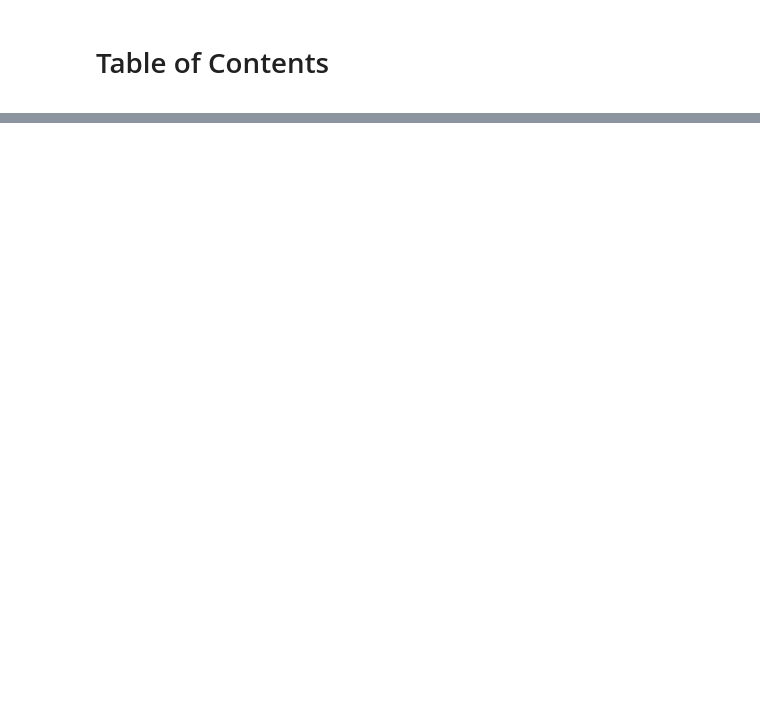
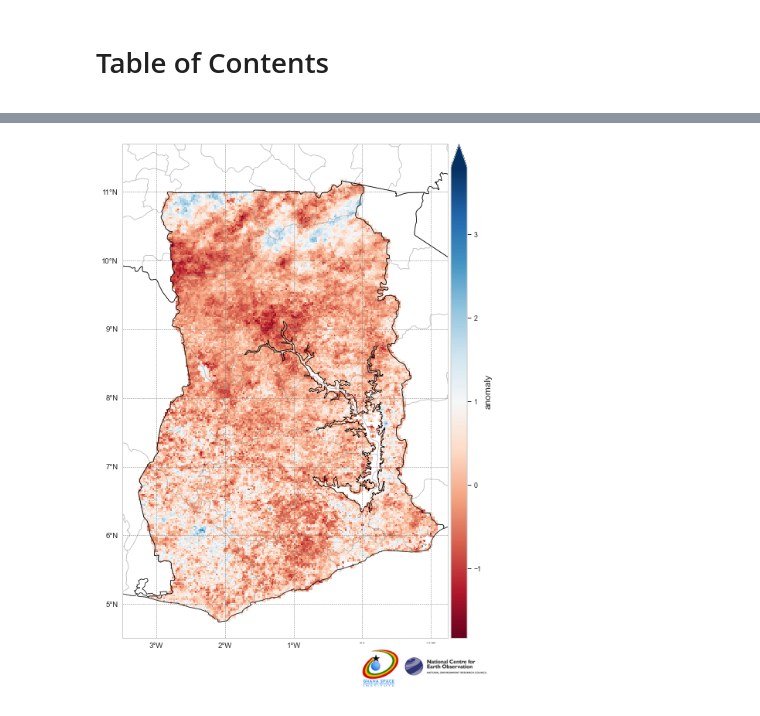
Before and after one commit to NCEO-ODA/ghana_data, a Jupyter notebook: 01-Quick_Plots.ipynb, the cells around one changed output, grey strips where cells are left out. Saved outputs shown, nothing was run; the diff lists cells and outputs as text; code cells hidden in the pictures; blank space fills up the shorter version.

```diff
--- a/01-Quick_Plots.ipynb
+++ b/01-Quick_Plots.ipynb
@@ -60,4 +56,6 @@ fig = plot_z_score(calculate_z_score(ds, curr_month_number=4),contour=True)
 # %%
 ds = get_modis_ds()
-fig=plot_z_score(calculate_z_score(ds, curr_month_number=4), contour=False)
+m, s = get_climatology("MODIS", "Fpar_500m")
+z_score = calculate_z_score(ds)
+_ = plot_z_score(z_score,contour=False)
 # %% [output]
@@ -67,0 +63 @@ distributed.nanny - WARNING - Restarting worker
+[figure, added]
```
Also changed, not shown: parts of 9 cells of this notebook, 1 other file.
